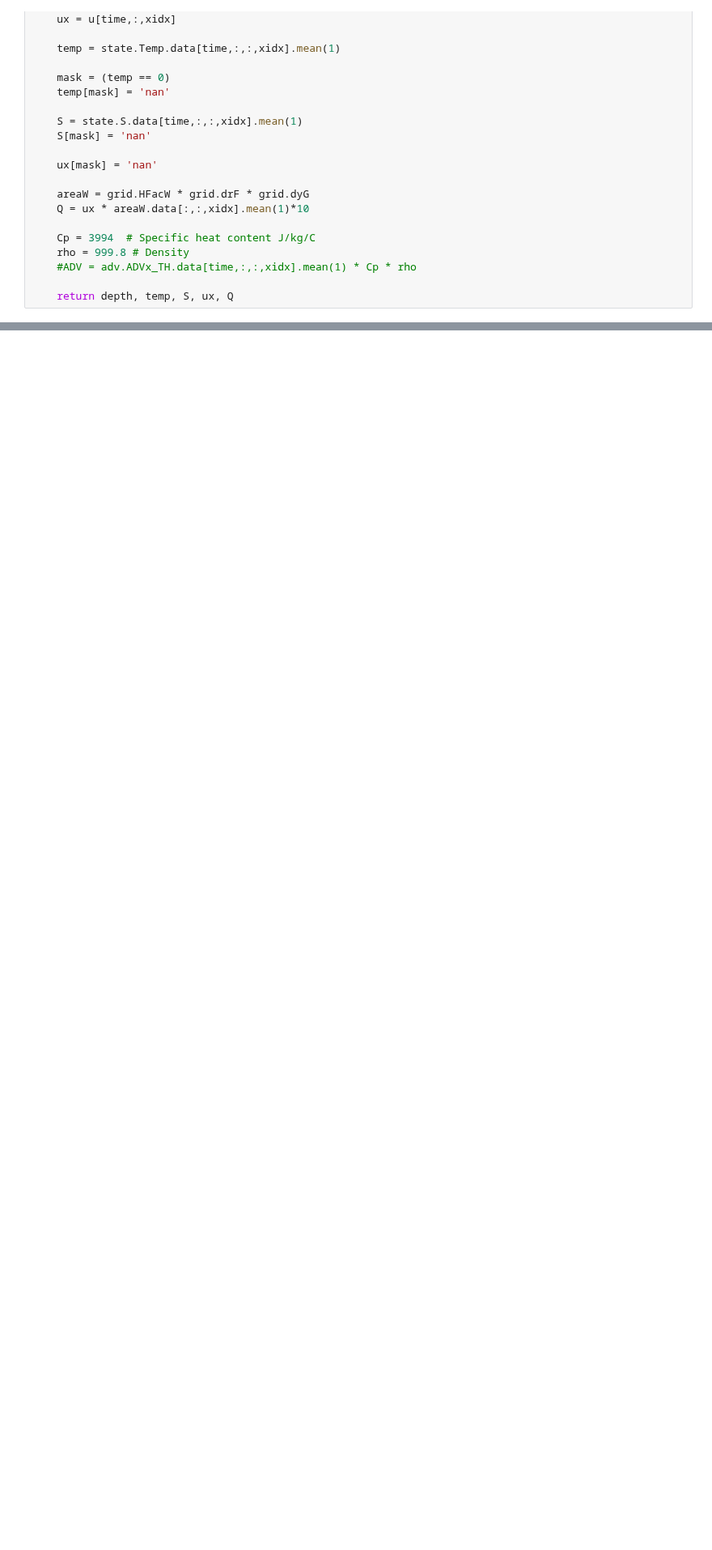
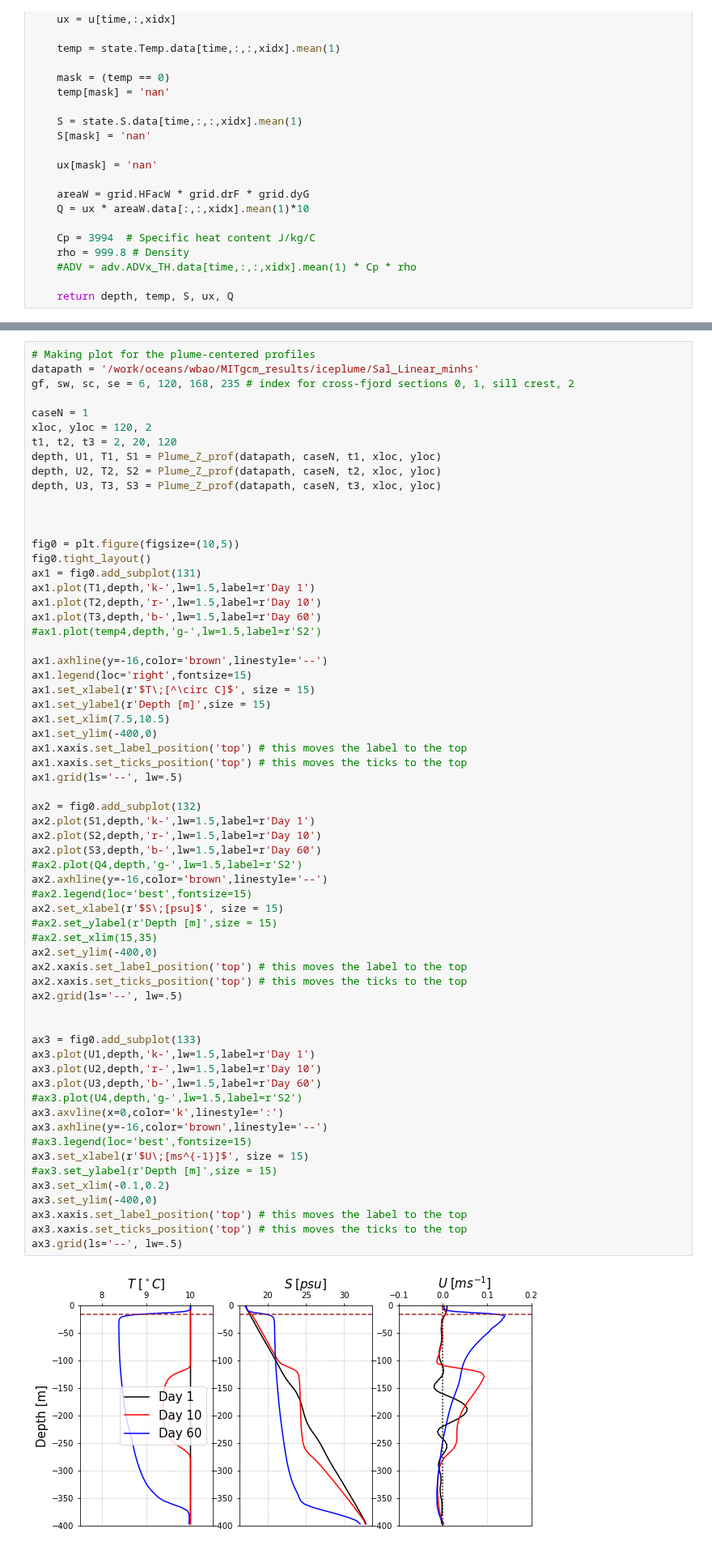
Before and after one commit to weiyangbao/Jupyter-Iceplume, a Jupyter notebook: Fjord Modeling/vertical_profiles.ipynb, the cells around one changed output, grey strips where cells are left out. Shown at 81% size. Drawn from its saved outputs; the diff is of its cells as text; blank space fills up the shorter version.

```diff
--- a/Fjord Modeling/vertical_profiles.ipynb
+++ b/Fjord Modeling/vertical_profiles.ipynb
@@ -175,3 +196,68 @@ def Z_prof(datapath, case_id, time, xidx):
+# %%
+# Making plot for the plume-centered profiles
+datapath = '/work/oceans/wbao/MITgcm_results/iceplume/Sal_Linear_minhs'
+gf, sw, sc, se = 6, 120, 168, 235 # index for cross-fjord sections 0, 1, sill crest, 2
+
+caseN = 1
+xloc, yloc = 120, 2
+t1, t2, t3 = 2, 20, 120
+depth, U1, T1, S1 = Plume_Z_prof(datapath, caseN, t1, xloc, yloc)
+depth, U2, T2, S2 = Plume_Z_prof(datapath, caseN, t2, xloc, yloc)
+depth, U3, T3, S3 = Plume_Z_prof(datapath, caseN, t3, xloc, yloc)
+
+
+
+fig0 = plt.figure(figsize=(10,5))
+fig0.tight_layout()
+ax1 = fig0.add_subplot(131)
+ax1.plot(T1,depth,'k-',lw=1.5,label=r'Day 1')
+ax1.plot(T2,depth,'r-',lw=1.5,label=r'Day 10')
+ax1.plot(T3,depth,'b-',lw=1.5,label=r'Day 60')
+#ax1.plot(temp4,depth,'g-',lw=1.5,label=r'S2')
+
+ax1.axhline(y=-16,color='brown',linestyle='--')
+ax1.legend(loc='right',fontsize=15)
+ax1.set_xlabel(r'$T\;[^\circ C]$', size = 15)
+ax1.set_ylabel(r'Depth [m]',size = 15)
+ax1.set_xlim(7.5,10.5)
+ax1.set_ylim(-400,0)
+ax1.xaxis.set_label_position('top') # this moves the label to the top
+ax1.xaxis.set_ticks_position('top') # this moves the ticks to the top
+ax1.grid(ls='--', lw=.5)
+
+ax2 = fig0.add_subplot(132)
+ax2.plot(S1,depth,'k-',lw=1.5,label=r'Day 1')
+ax2.plot(S2,depth,'r-',lw=1.5,label=r'Day 10')
+ax2.plot(S3,depth,'b-',lw=1.5,label=r'Day 60')
+#ax2.plot(Q4,depth,'g-',lw=1.5,label=r'S2')
+ax2.axhline(y=-16,color='brown',linestyle='--')
+#ax2.legend(loc='best',fontsize=15)
+ax2.set_xlabel(r'$S\;[psu]$', size = 15)
+#ax2.set_ylabel(r'Depth [m]',size = 15)
+#ax2.set_xlim(15,35)
+ax2.set_ylim(-400,0)
+ax2.xaxis.set_label_position('top') # this moves the label to the top
+ax2.xaxis.set_ticks_position('top') # this moves the ticks to the top
+ax2.grid(ls='--', lw=.5)
+
+
+ax3 = fig0.add_subplot(133)
+ax3.plot(U1,depth,'k-',lw=1.5,label=r'Day 1')
+ax3.plot(U2,depth,'r-',lw=1.5,label=r'Day 10')
+ax3.plot(U3,depth,'b-',lw=1.5,label=r'Day 60')
+#ax3.plot(U4,depth,'g-',lw=1.5,label=r'S2')
+ax3.axvline(x=0,color='k',linestyle=':')
+ax3.axhline(y=-16,color='brown',linestyle='--')
+#ax3.legend(loc='best',fontsize=15)
+ax3.set_xlabel(r'$U\;[ms^{-1}]$', size = 15)
+#ax3.set_ylabel(r'Depth [m]',size = 15)
+ax3.set_xlim(-0.1,0.2)
+ax3.set_ylim(-400,0)
+ax3.xaxis.set_label_position('top') # this moves the label to the top
+ax3.xaxis.set_ticks_position('top') # this moves the ticks to the top
+ax3.grid(ls='--', lw=.5)
+# %% [output]
+[figure, added]
 # %%
 datapath = '/work/oceans/wbao/MITgcm_results/iceplume/Sal_Linear_minhs'
 gf, sw, sc, se = 6, 120, 168, 235 # index for cross-fjord sections 0, 1, sill crest, 2
```
Also changed, not shown: parts of 1 cell of this notebook, 5 other files.
